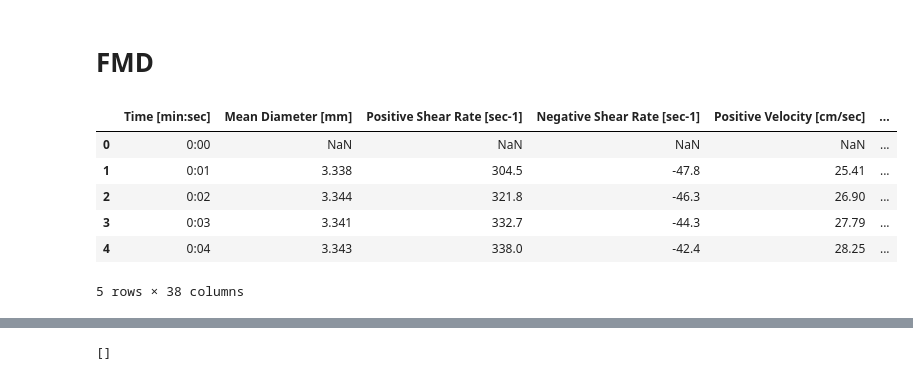
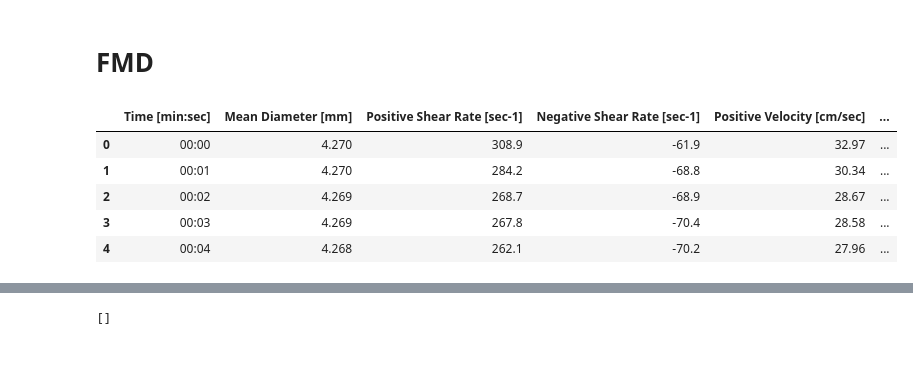
Before and after one commit to orthopedics20/longcovid, a Jupyter notebook: hrv_and_cpet.ipynb, the cells around one changed output, grey strips where cells are left out. Cells and saved outputs as stored; diff of their text form; code cells hidden in the pictures.

```diff
--- a/hrv_and_cpet.ipynb
+++ b/hrv_and_cpet.ipynb
@@ -104,22 +112,21 @@ Anaerobic Threshold (VO2): 0.498773426
 # %%
 # Import the FMD dataset as df_fmd
 
-filename = "PCS01_V2_FMD.csv"
+filename = "PCS04_V2_FMD.csv"
 
 df_fmd2 = pd.read_csv(filename, engine='python')
 
 
 df_fmd = pd.read_csv(filename, skiprows=7, skipfooter=2, engine='python')
 
 df_fmd.head()
 # %% [output]
 |  | Time [min:sec] | Mean Diameter [mm] | Positive Shear Rate [sec-1] | Negative Shear Rate [sec-1] | Positive Velocity [cm/sec] | ... |
-| 0 | 0:00 | NaN | NaN | NaN | NaN | ... |
-| 1 | 0:01 | 3.338 | 304.5 | -47.8 | 25.41 | ... |
-| 2 | 0:02 | 3.344 | 321.8 | -46.3 | 26.90 | ... |
-| 3 | 0:03 | 3.341 | 332.7 | -44.3 | 27.79 | ... |
-| 4 | 0:04 | 3.343 | 338.0 | -42.4 | 28.25 | ... |
+| 0 | 00:00 | 4.270 | 308.9 | -61.9 | 32.97 | ... |
+| 1 | 00:01 | 4.270 | 284.2 | -68.8 | 30.34 | ... |
+| 2 | 00:02 | 4.269 | 268.7 | -68.9 | 28.67 | ... |
+| 3 | 00:03 | 4.269 | 267.8 | -70.4 | 28.58 | ... |
+| 4 | 00:04 | 4.268 | 262.1 | -70.2 | 27.96 | ... |
-5 rows × 38 columns
 # %%
 # Convert 'Time [min:sec]' to total seconds
 df_fmd[['Minutes', 'Seconds']] = df_fmd['Time [min:sec]'].str.split(':', expand=True).astype(float)
```
Also changed, not shown: parts of 5 cells of this notebook, 18 other files.
